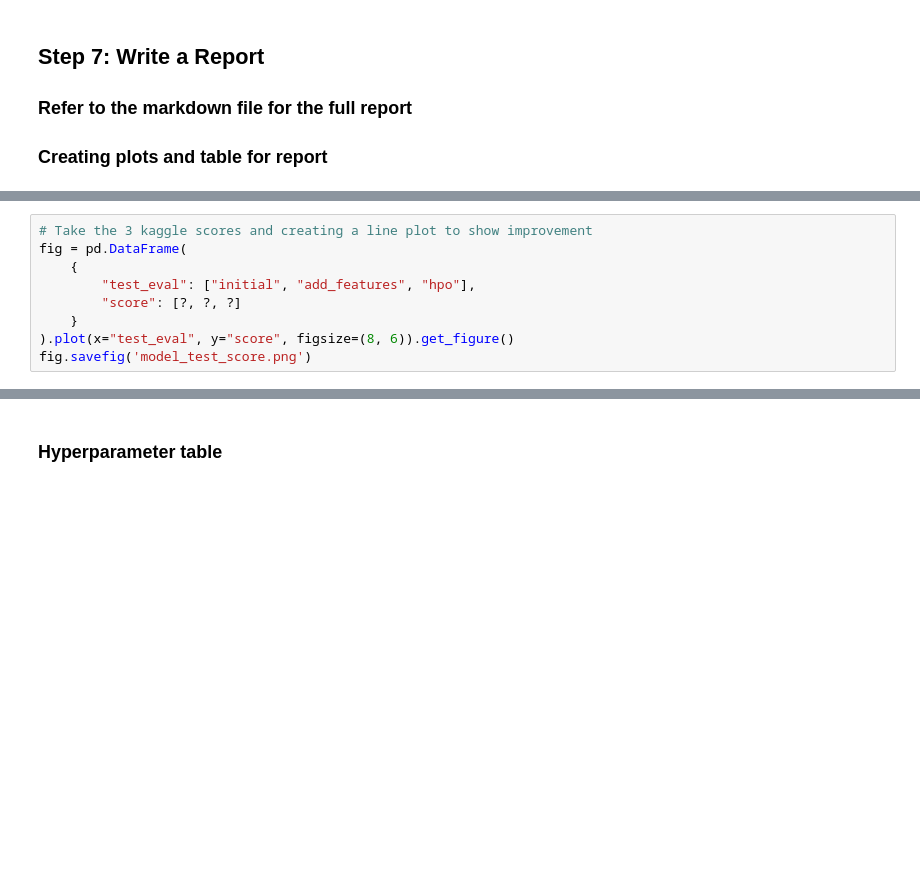
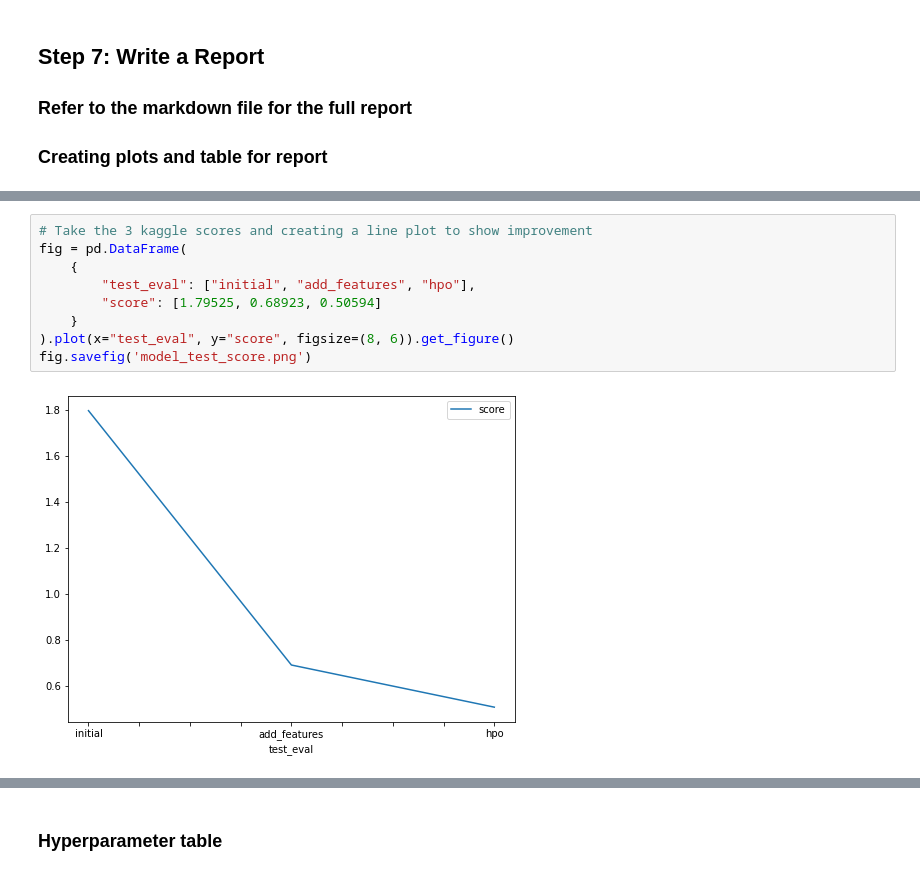
Before and after one commit to tesfayealex/Biker-Sharing-Demand, a Jupyter notebook: project/project-template.ipynb, the cells around one changed output, grey strips where cells are left out. Saved outputs shown, nothing was run; the diff lists cells and outputs as text; blank space fills up the shorter version.

```diff
--- a/project/project-template.ipynb
+++ b/project/project-template.ipynb
@@ -590,9 +616,11 @@ fig.savefig('model_train_score.png')
 # %%
 # Take the 3 kaggle scores and creating a line plot to show improvement
 fig = pd.DataFrame(
     {
         "test_eval": ["initial", "add_features", "hpo"],
-        "score": [?, ?, ?]
+        "score": [1.79525, 0.68923, 0.50594]
     }
 ).plot(x="test_eval", y="score", figsize=(8, 6)).get_figure()
 fig.savefig('model_test_score.png')
+# %% [output]
+[figure, added]
```
Also changed, not shown: parts of 14 cells of this notebook, 1 other file.
